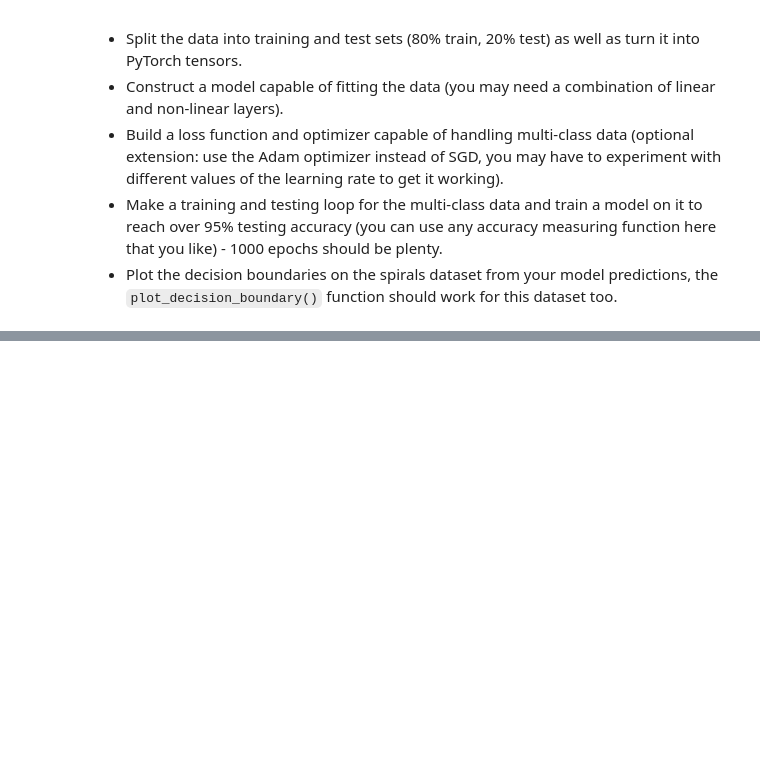
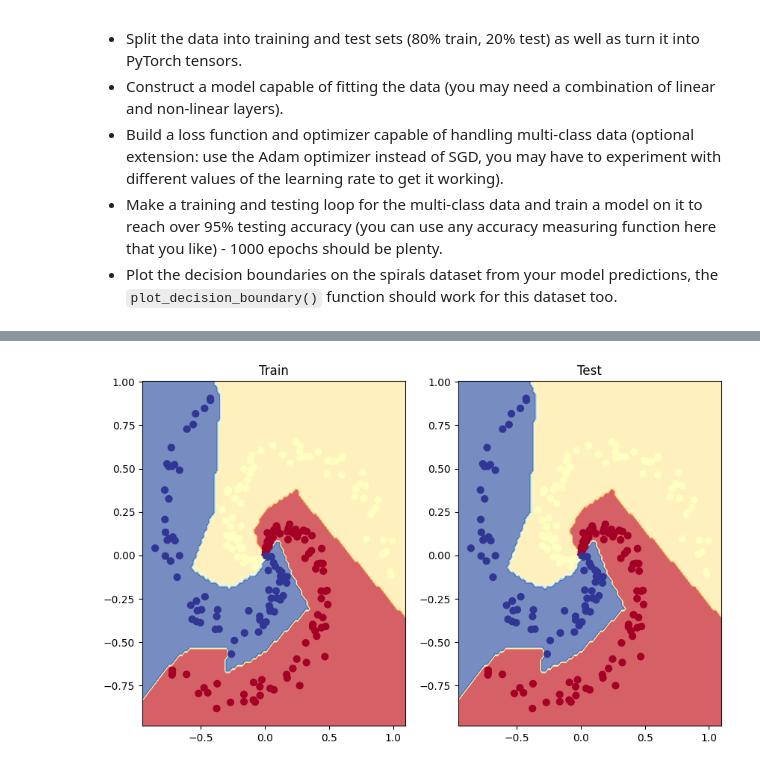
Before and after one commit to srj1407/Data_Science_and_ML, a Jupyter notebook: extras/exercises/02_pytorch_classification_exercises.ipynb, the cells around one changed output, grey strips where cells are left out. Cells and saved outputs as stored; diff of their text form; code cells hidden in the pictures; blank space fills up the shorter version.

```diff
--- a/extras/exercises/02_pytorch_classification_exercises.ipynb
+++ b/extras/exercises/02_pytorch_classification_exercises.ipynb
@@ -397,0 +499,4 @@ Pred labels:
+# %%
+
+X_train, X_test, y_train, y_test = train_test_split(X, y)
+X_train.shape, X_test.shape, y_train.shape, y_test.shape, X_train.device, y_train.device
@@ -398,31 +510,45 @@ Pred labels:
 # %%
+epochs = 1000
+
 # Build a training loop for the model
 
 # Loop over data
-
+for epoch in range(epochs):
 
   ## Training
+  model_2.train()
 
   # 1. Forward pass
-
+  y_train_logits = model_2(X_train)
+  y_train_preds = torch.softmax(y_train_logits, dim = 1)
+  y_train_labels = torch.argmax(y_train_preds, dim = 1)
 
   # 2. Calculate the loss
-
+  loss_train = loss_fn(y_train_logits, y_train)
+  loss_acc = acc_fn(y_train_labels, y_train)
 
   # 3. Optimizer zero grad
-
+  optimizer.zero_grad()
 
   # 4. Loss backward
-
+  loss_train.backward()
 
   # 5. Optimizer step
-
+  optimizer.step()
 
   ## Testing
-
+  model_2.eval()
+  with torch.inference_mode():
 
     # 1. Forward pass
+    y_test_logits = model_2(X_test)
+    y_test_preds = torch.softmax(y_test_logits, dim = 1)
+    y_test_labels = torch.argmax(y_test_preds, dim = 1)
 
     # 2. Caculate loss and acc
+    test_loss = loss_fn(y_test_logits, y_test)
+    test_acc = acc_fn(y_test_labels, y_test)
 
   # Print out what's happening every 100 epochs
+  if epoch % 100 == 0:
+    print(f'Epoch: {epoch} | Train Loss: {train_loss} | Train Accuracy:{train_acc} | Test Loss: {test_loss} | Test Accuracy: {test_acc}')
@@ -430,0 +566,13 @@ Pred labels:
+# %%
+# Plot decision boundaries for training and test sets
+plt.figure(figsize = (10, 6))
+
+plt.subplot(1, 2, 1)
+plt.title('Train')
+plot_decision_boundary(model_2, X_train, y_train)
+
+plt.subplot(1, 2, 2)
+plt.title('Test')
+plot_decision_boundary(model_2, X_train, y_train)
+# %% [output]
+[figure, added]
```
Also changed, not shown: parts of 18 cells of this notebook.
